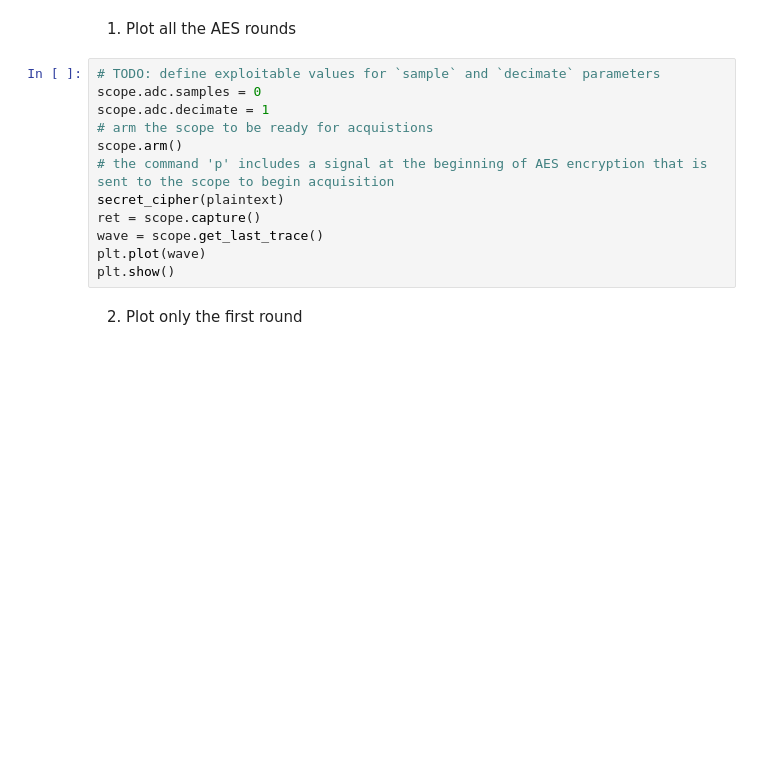
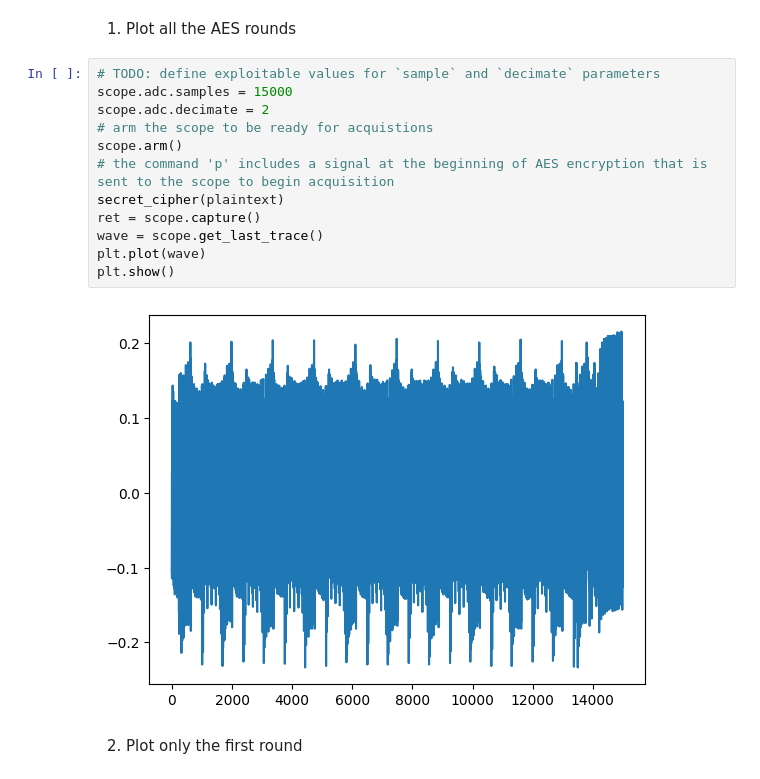
Before and after one commit to kimihameha/side-channel, a Jupyter notebook: 3 - DPA AES.ipynb, the cells around one changed output. Cells and saved outputs as stored; diff of their text form; blank space fills up the shorter version.

```diff
--- a/3 - DPA AES.ipynb
+++ b/3 - DPA AES.ipynb
@@ -107,16 +192,18 @@ print("Number of samples to be recorded: " + str(scope.adc.samples))
 1. Plot all the AES rounds
 # %%
 # TODO: define exploitable values for `sample` and `decimate` parameters
-scope.adc.samples = 0
-scope.adc.decimate = 1
+scope.adc.samples = 15000
+scope.adc.decimate = 2
 # arm the scope to be ready for acquistions
 scope.arm()
 # the command 'p' includes a signal at the beginning of AES encryption that is sent to the scope to begin acquisition
 secret_cipher(plaintext)
 ret = scope.capture()
 wave = scope.get_last_trace()
 plt.plot(wave)
 plt.show()
+# %% [output]
+[figure, added]
 # %% [markdown]
 2. Plot only the first round
 # %%
```
Also changed, not shown: parts of 29 cells of this notebook.
